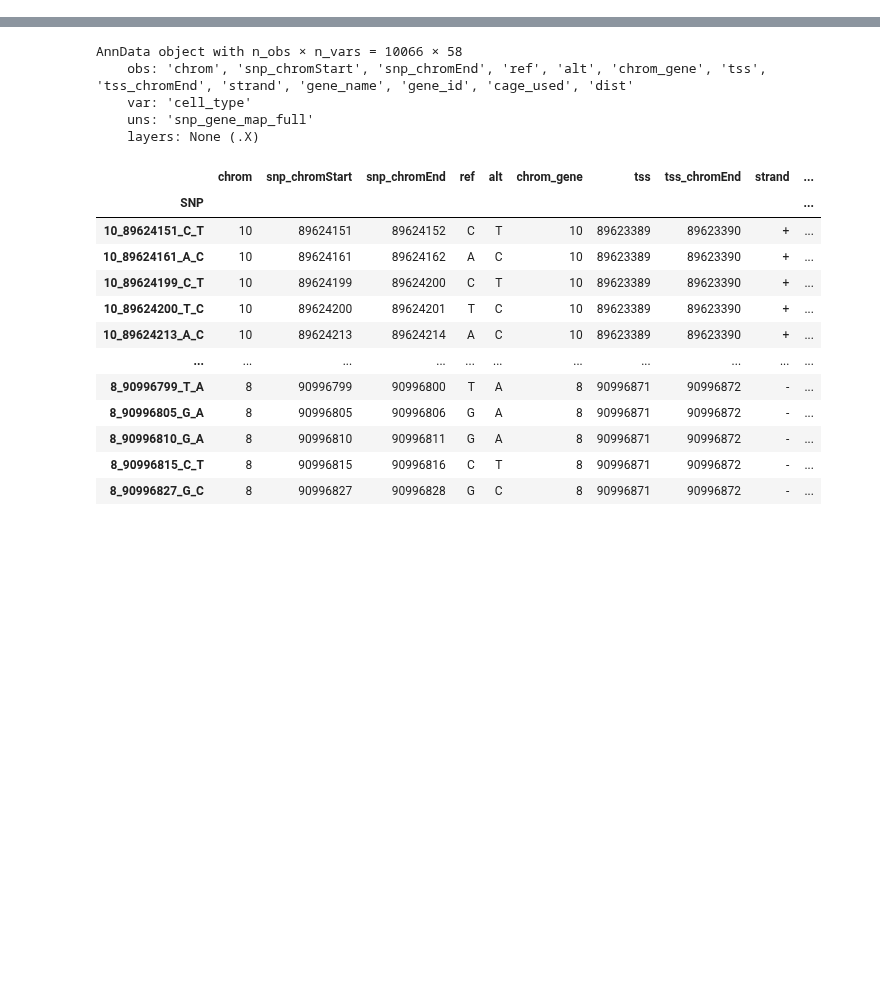
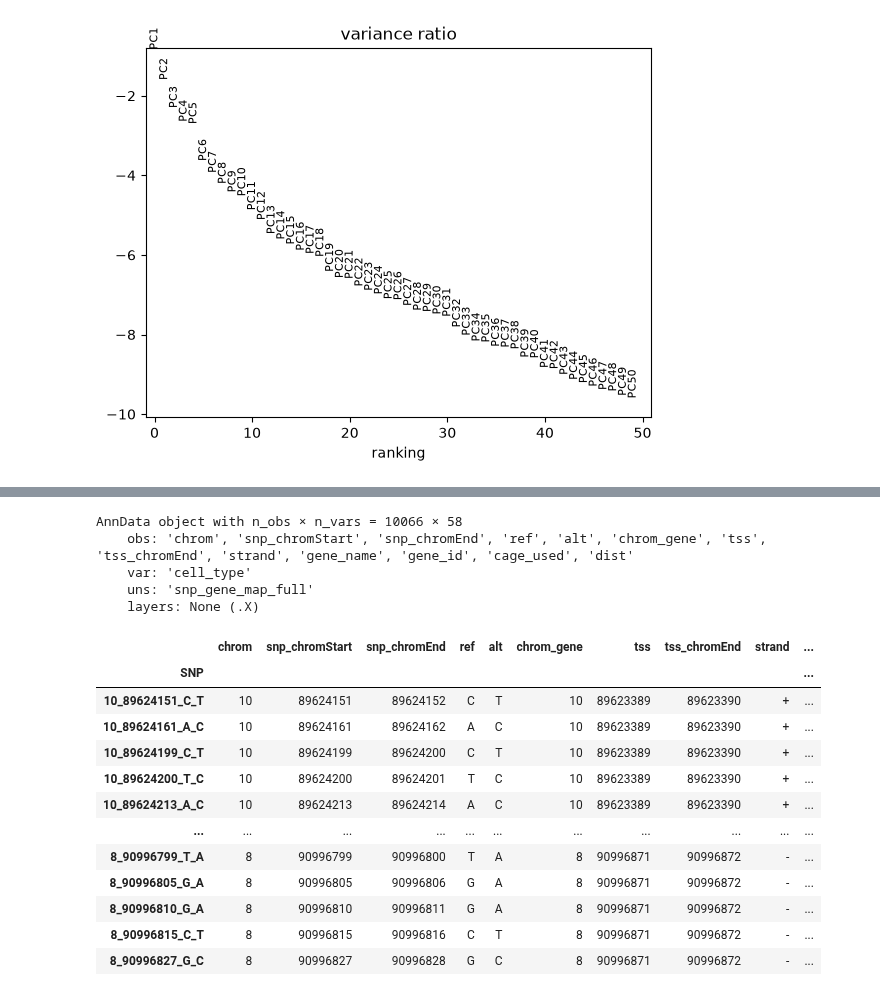
Before and after one commit to eirikhoye/action_var, a Jupyter notebook: workflow/notebooks/analyze_expecto_bridges34.ipynb, the cells around one changed output, grey strips where cells are left out. Saved outputs shown, nothing was run; the diff lists cells and outputs as text; code cells hidden in the pictures; blank space fills up the shorter version.

```diff
--- a/workflow/notebooks/analyze_expecto_bridges34.ipynb
+++ b/workflow/notebooks/analyze_expecto_bridges34.ipynb
@@ -1,10 +1,37 @@
 # %%
 from __future__ import annotations
+
+from importlib.metadata import version
+
+import matplotlib.pyplot as plt
 import numpy as np
 import pandas as pd
-from importlib.metadata import version
 from scipy.sparse import csr_matrix
+import seaborn as sns
+import anndata as ad
+import scanpy as sc
 
-import anndata as pd
 
-version("anndta")
+# ------------------------------------------------------------------------
+# Load
+# ------------------------------------------------------------------------
+scores = pd.read_csv("/storage/mathelierarea/processed/eirikhoy/action_var/data/eirik/Seqweaver_bridges__breast.csv", index_col='SNP')
+meta = pd.read_csv("/storage/mathelierarea/processed/eirikhoy/action_var/data/eirik/Seqweaver_bridges34_genes_input.RUNFILE.csv")
+
+
+# ------------------------------------------------------------------------
+# Transpose and clean metadata
+# ------------------------------------------------------------------------
+scores_T = scores.T
+
+adata = ad.AnnData(scores_T)
+adata.X
+meta = meta.drop_duplicates()
+meta_resolved = meta.sort_values(['SNP', 'dist']).drop_duplicates('SNP', keep='first')
+
+adata.var = pd.merge(adata.var, meta_resolved, on='SNP')
+# %%
+sc.tl.pca(adata)
+sc.pl.pca_variance_ratio(adata, n_pcs=50, log=True)
+# %% [output]
+[figure, added]
```
Also changed, not shown: parts of 8 cells of this notebook.
